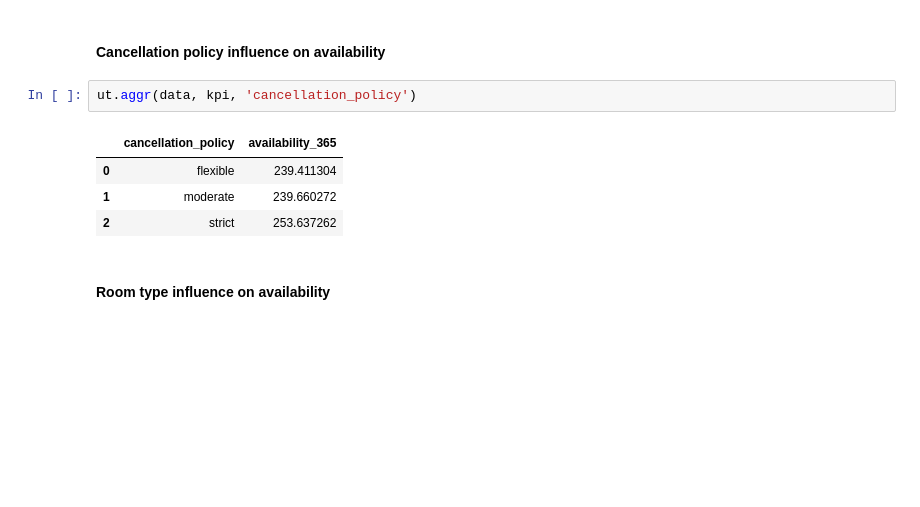
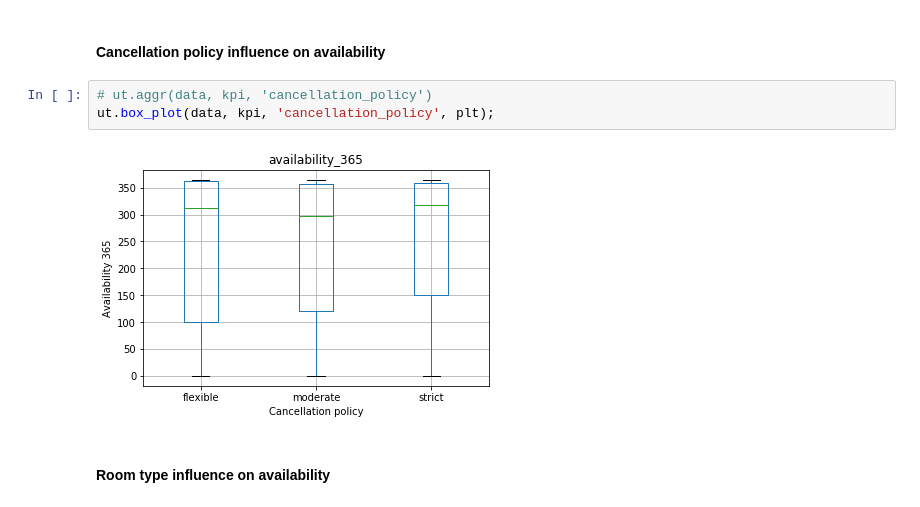
Before and after one commit to FrankTub/Airbnb-bookings, a Jupyter notebook: seattle_airbnb.ipynb, the cells around one changed output. Saved outputs shown, nothing was run; the diff lists cells and outputs as text; blank space fills up the shorter version.

```diff
--- a/seattle_airbnb.ipynb
+++ b/seattle_airbnb.ipynb
@@ -194,12 +225,10 @@ ut.scatter_plot(data, kpi, 'price', plt);
 # %% [markdown]
 #### Cancellation policy influence on availability
 # %%
-ut.aggr(data, kpi, 'cancellation_policy')
+# ut.aggr(data, kpi, 'cancellation_policy')
+ut.box_plot(data, kpi, 'cancellation_policy', plt);
 # %% [output]
-|  | cancellation_policy | availability_365 |
-| 0 | flexible | 239.411304 |
-| 1 | moderate | 239.660272 |
-| 2 | strict | 253.637262 |
+[figure, added]
 # %% [markdown]
 #### Room type influence on availability
 # %%
```
Also changed, not shown: parts of 16 cells of this notebook, 1 other file.
